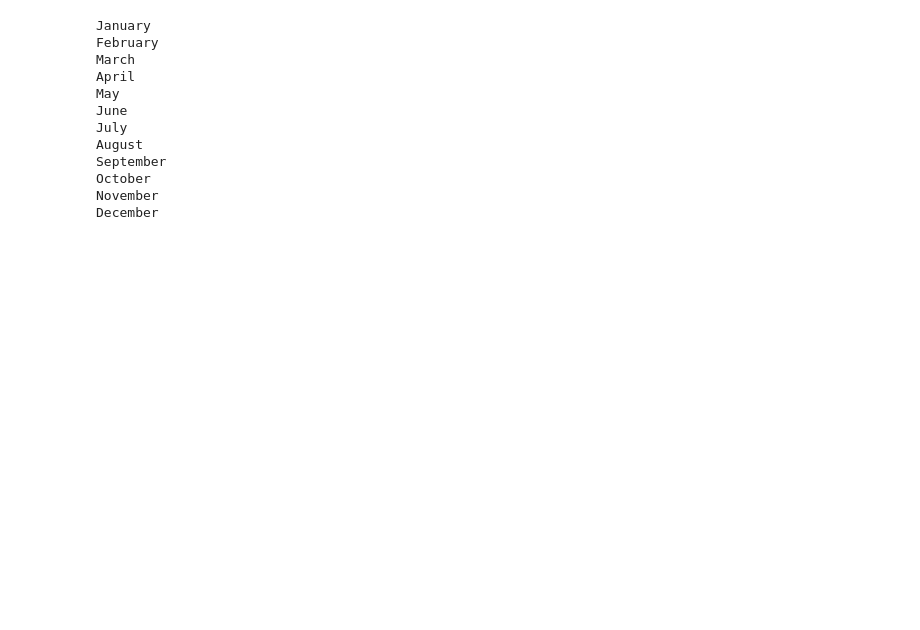
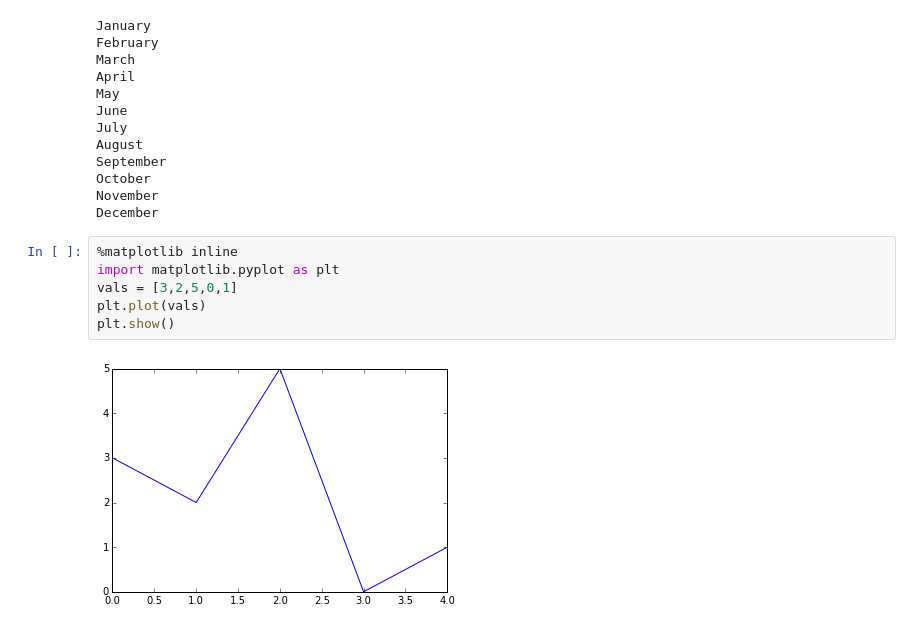
Before and after one commit to haanns/scala_sandbox, a Jupyter notebook: src/python_data_testing/Python_Notebook_Playground.ipynb, the cells around one changed output. Drawn from its saved outputs; the diff is of its cells as text; blank space fills up the shorter version.

Commit message:
adding plots and such

```diff
--- a/src/python_data_testing/Python_Notebook_Playground.ipynb
+++ b/src/python_data_testing/Python_Notebook_Playground.ipynb
@@ -34,3 +34,11 @@ September
 October
 November
 December
+# %%
+%matplotlib inline
+import matplotlib.pyplot as plt
+vals = [3,2,5,0,1]
+plt.plot(vals)
+plt.show()
+# %% [output]
+[figure, added]
```
Also changed, not shown: parts of 8 cells of this notebook, 3 other files.
